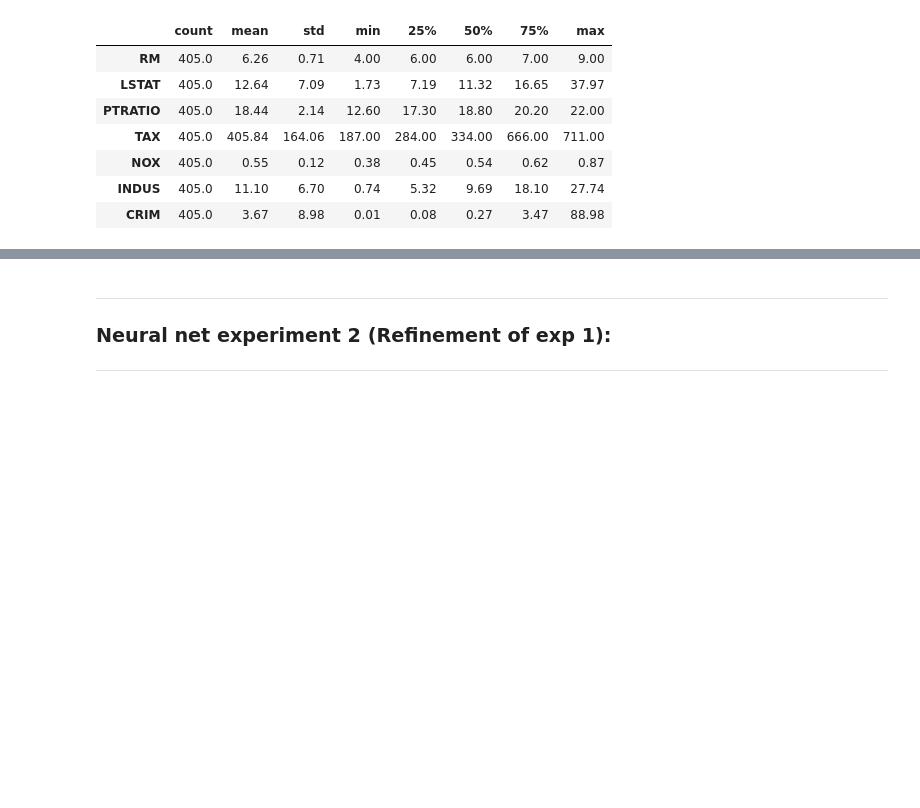
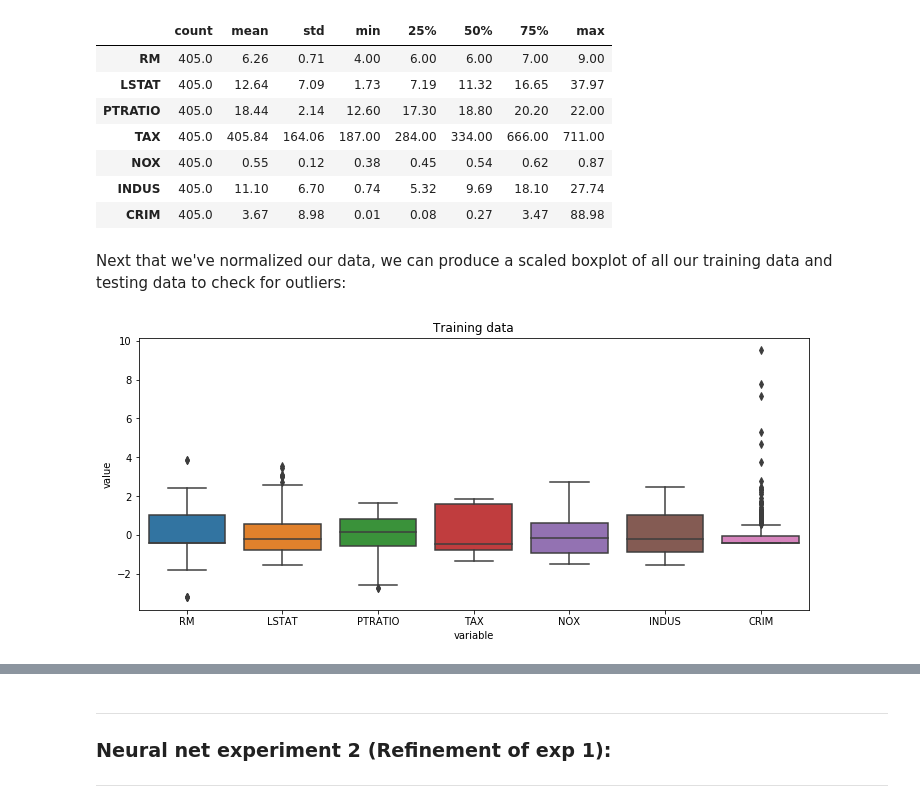
Before and after one commit to Datagatherer2357/Machine-Learning-and-Statistics-2019-Assessment, a Jupyter notebook: Machine-Learning-and-Statistics-2019-Assessment.ipynb, the cells around one changed output, grey strips where cells are left out. Cells and saved outputs as stored; diff of their text form; code cells hidden in the pictures; blank space fills up the shorter version.

```diff
--- a/Machine-Learning-and-Statistics-2019-Assessment.ipynb
+++ b/Machine-Learning-and-Statistics-2019-Assessment.ipynb
@@ -1254,3 +1264,11 @@ def norm(x):
   return (x - train_stats['mean']) / train_stats['std']
 normed_train_data = norm(train_dataset)
 normed_test_data = norm(test_dataset)
+# %% [markdown]
+Next that we've normalized our data, we can produce a scaled boxplot of all our training data and testing data to check for outliers:
+# %%
+plt.figure(figsize=(12,5))
+sns.boxplot(x="variable", y="value", data=pd.melt(normed_train_data)).set_title("Training data")
+plt.show()
+# %% [output]
+[figure, added]
```
Also changed, not shown: parts of 16 cells of this notebook.
